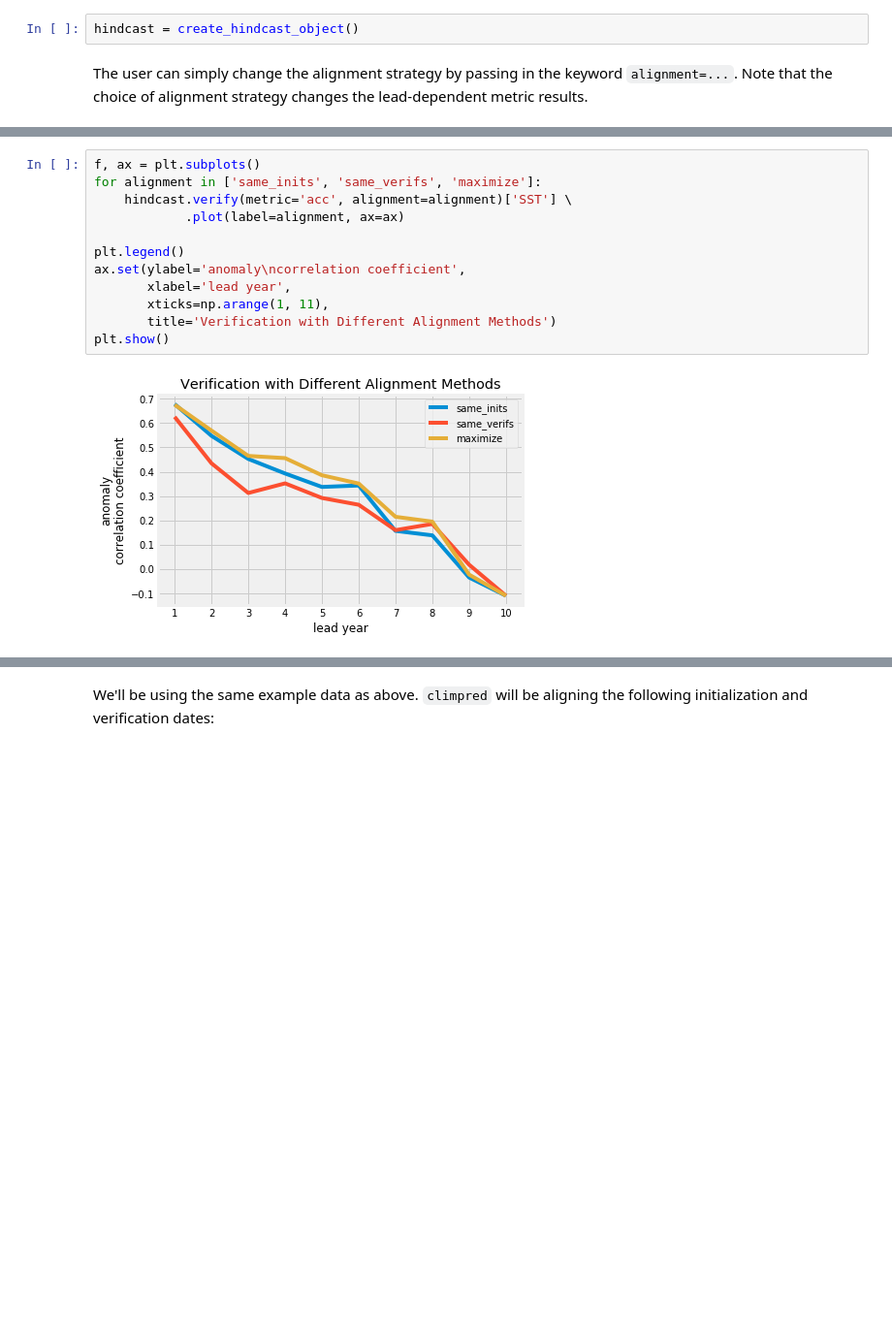
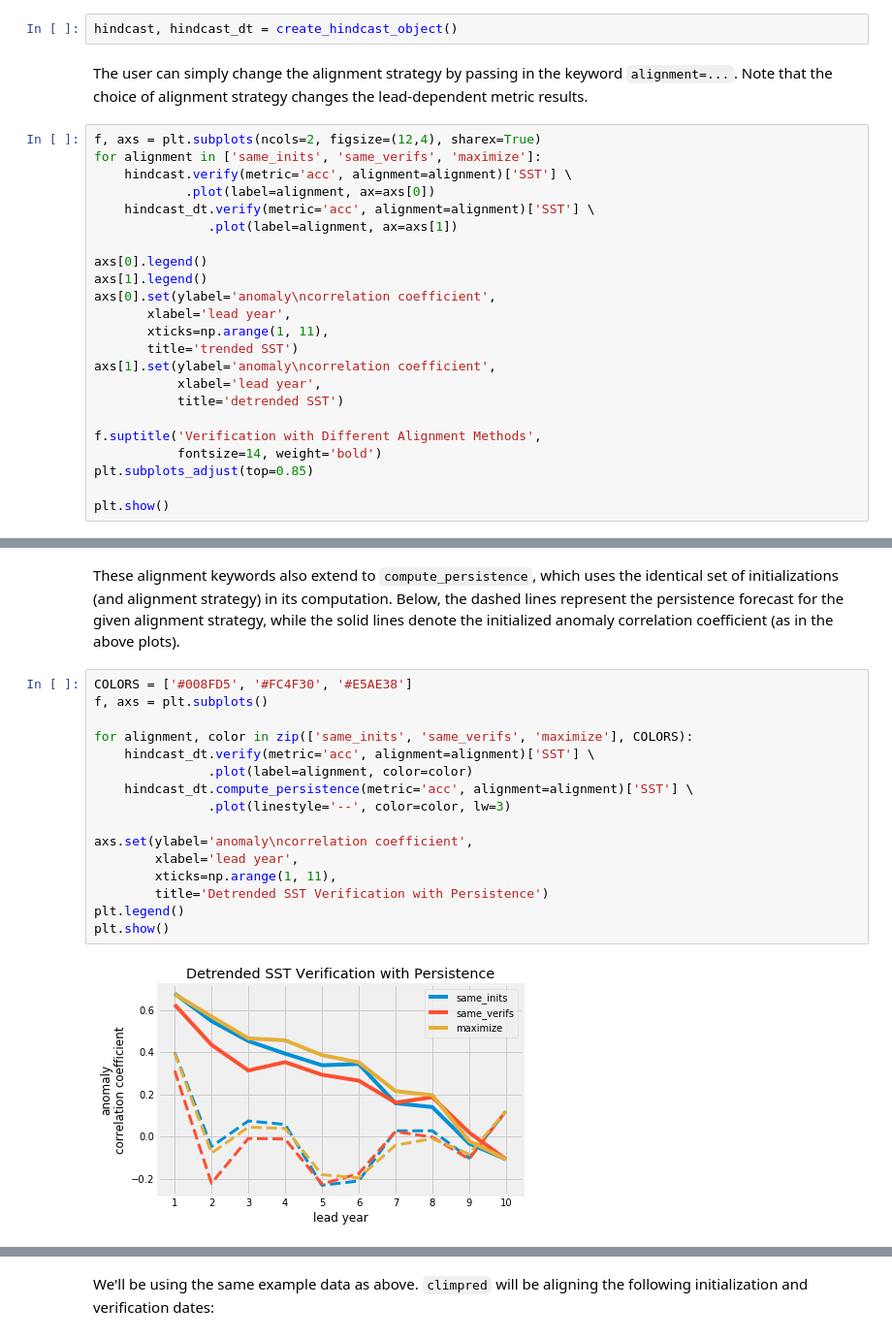
Before and after one commit to pangeo-data/climpred, a Jupyter notebook: docs/source/alignment.ipynb, the cells around one changed output, grey strips where cells are left out. Shown at 97% size. Cells and saved outputs as stored; diff of their text form; blank space fills up the shorter version.

```diff
--- a/docs/source/alignment.ipynb
+++ b/docs/source/alignment.ipynb
@@ -60,4 +62,27 @@ def create_hindcast_object():
 # %%
-hindcast = create_hindcast_object()
+hindcast, hindcast_dt = create_hindcast_object()
 # %% [markdown]
 The user can simply change the alignment strategy by passing in the keyword `alignment=...`. Note that the choice of alignment strategy changes the lead-dependent metric results.
+# %%
+f, axs = plt.subplots(ncols=2, figsize=(12,4), sharex=True)
+for alignment in ['same_inits', 'same_verifs', 'maximize']:
+    hindcast.verify(metric='acc', alignment=alignment)['SST'] \
+            .plot(label=alignment, ax=axs[0])
+    hindcast_dt.verify(metric='acc', alignment=alignment)['SST'] \
+               .plot(label=alignment, ax=axs[1])
+
+axs[0].legend()
+axs[1].legend()
+axs[0].set(ylabel='anomaly\ncorrelation coefficient',
+       xlabel='lead year',
+       xticks=np.arange(1, 11),
+       title='trended SST')
+axs[1].set(ylabel='anomaly\ncorrelation coefficient',
+           xlabel='lead year',
+           title='detrended SST')
+
+f.suptitle('Verification with Different Alignment Methods',
+           fontsize=14, weight='bold')
+plt.subplots_adjust(top=0.85)
+
+plt.show()
@@ -64,14 +91,20 @@ The user can simply change the alignment strategy by passing in the keyword `ali
+# %% [markdown]
+These alignment keywords also extend to `compute_persistence`, which uses the identical set of initializations (and alignment strategy) in its computation. Below, the dashed lines represent the persistence forecast for the given alignment strategy, while the solid lines denote the initialized anomaly correlation coefficient (as in the above plots).
 # %%
-f, ax = plt.subplots()
-for alignment in ['same_inits', 'same_verifs', 'maximize']:
-    hindcast.verify(metric='acc', alignment=alignment)['SST'] \
-            .plot(label=alignment, ax=ax)
+COLORS = ['#008FD5', '#FC4F30', '#E5AE38']
+f, axs = plt.subplots()
 
+for alignment, color in zip(['same_inits', 'same_verifs', 'maximize'], COLORS):
+    hindcast_dt.verify(metric='acc', alignment=alignment)['SST'] \
+               .plot(label=alignment, color=color)
+    hindcast_dt.compute_persistence(metric='acc', alignment=alignment)['SST'] \
+               .plot(linestyle='--', color=color, lw=3)
+
+axs.set(ylabel='anomaly\ncorrelation coefficient',
+        xlabel='lead year',
+        xticks=np.arange(1, 11),
+        title='Detrended SST Verification with Persistence')
 plt.legend()
-ax.set(ylabel='anomaly\ncorrelation coefficient',
-       xlabel='lead year',
-       xticks=np.arange(1, 11),
-       title='Verification with Different Alignment Methods')
 plt.show()
 # %% [output]
-[figure, old version]
+[figure, new version]
```
Also changed, not shown: parts of 19 cells of this notebook.
